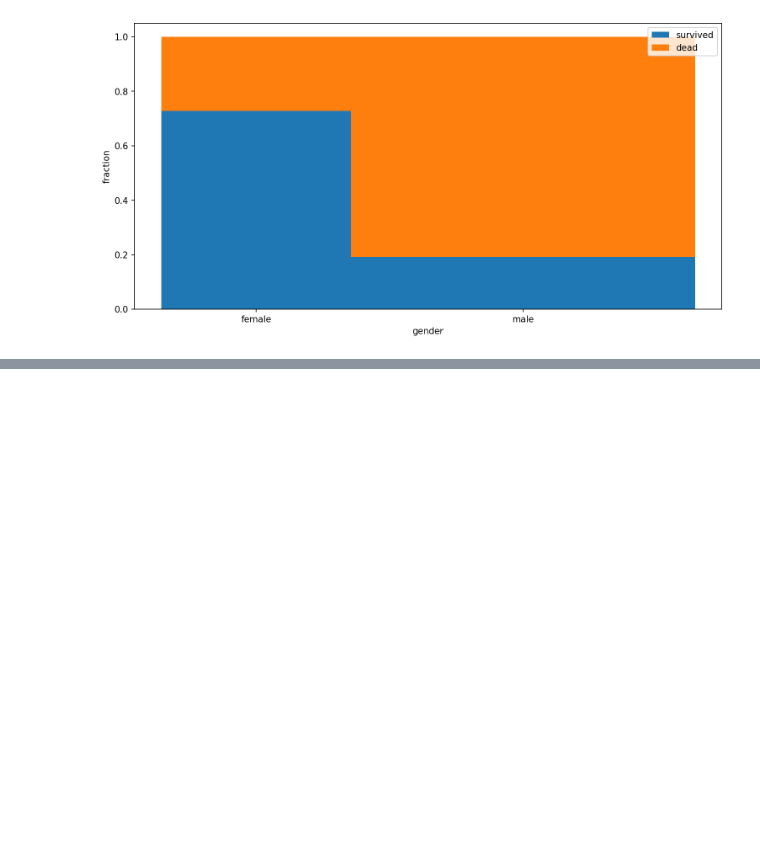
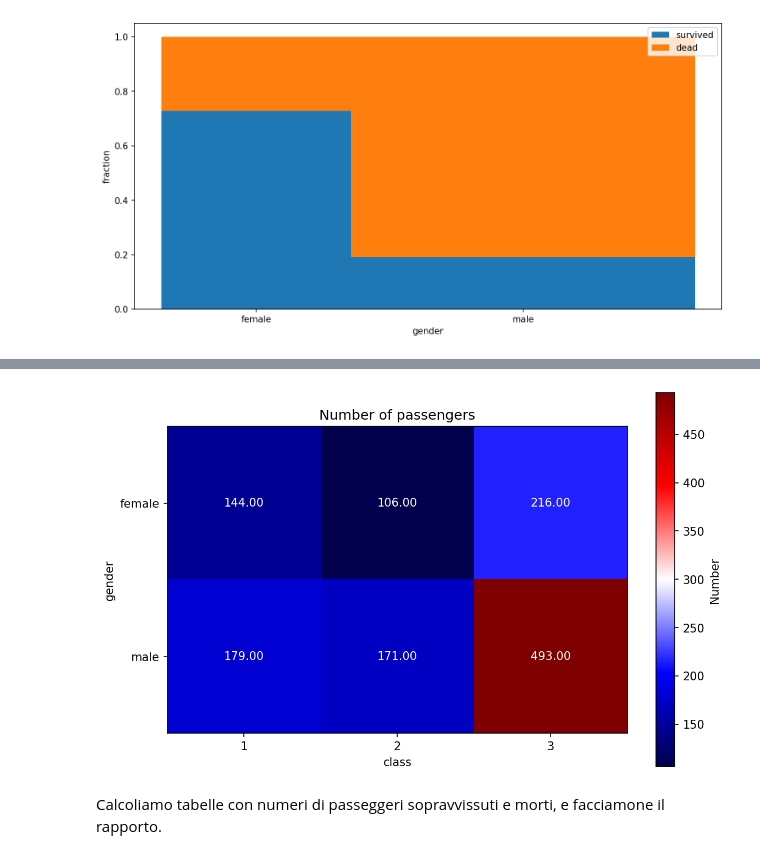
Before and after one commit to lucalista/analisi-dati-2023, a Jupyter notebook: 03.03.00__Titanic.ipynb, the cells around one changed output, grey strips where cells are left out. Saved outputs shown, nothing was run; the diff lists cells and outputs as text; code cells hidden in the pictures; blank space fills up the shorter version.

```diff
--- a/03.03.00__Titanic.ipynb
+++ b/03.03.00__Titanic.ipynb
@@ -344,0 +453,3 @@ Name: sex, dtype: int64
+# %%
+sex_pclass=df.groupby(['sex','pclass']).size()
+sex_pclass
@@ -344,0 +483,3 @@ Name: sex, dtype: int64
+# %%
+idx0= sex_pclass.index.get_level_values(0).unique()
+idx0
@@ -344,0 +488,3 @@ Name: sex, dtype: int64
+# %%
+idx1=sex_pclass.index.get_level_values(1).unique()
+idx1
@@ -344,0 +499,3 @@ Name: sex, dtype: int64
+# %%
+map =sex_pclass.unstack(level=1)
+map
@@ -344,0 +524,22 @@ Name: sex, dtype: int64
+# %%
+def plot_map(map, title, label):
+    fig, ax = plt.subplots(figsize=(9, 6), dpi=150)
+    im=ax.imshow(map, cmap='seismic')
+    ax.set_xticks(np.arange(idx1.size))
+    ax.set_xticklabels(idx1)
+    ax.set_yticks(np.arange(idx0.size))
+    ax.set_yticklabels(idx0)
+    ax.set_xlabel('class')
+    ax.set_ylabel('gender')
+    for i in range(idx0.size):
+        for j in range(idx1.size):
+            text = ax.text(j, i, '{:.02f}'.format(map.iloc[i, j]), ha="center", va="center", color="white")
+    ax.set_title(title)
+    cbar = ax.figure.colorbar(im)
+    cbar.set_label(label)
+    fig.show()
+plot_map(map, 'Number of passengers','Number')
+# %% [output]
+[figure, added]
+# %% [markdown]
+Calcoliamo tabelle con numeri di passeggeri sopravvissuti e morti, e facciamone il rapporto.
```
Also changed, not shown: parts of 52 cells of this notebook.
